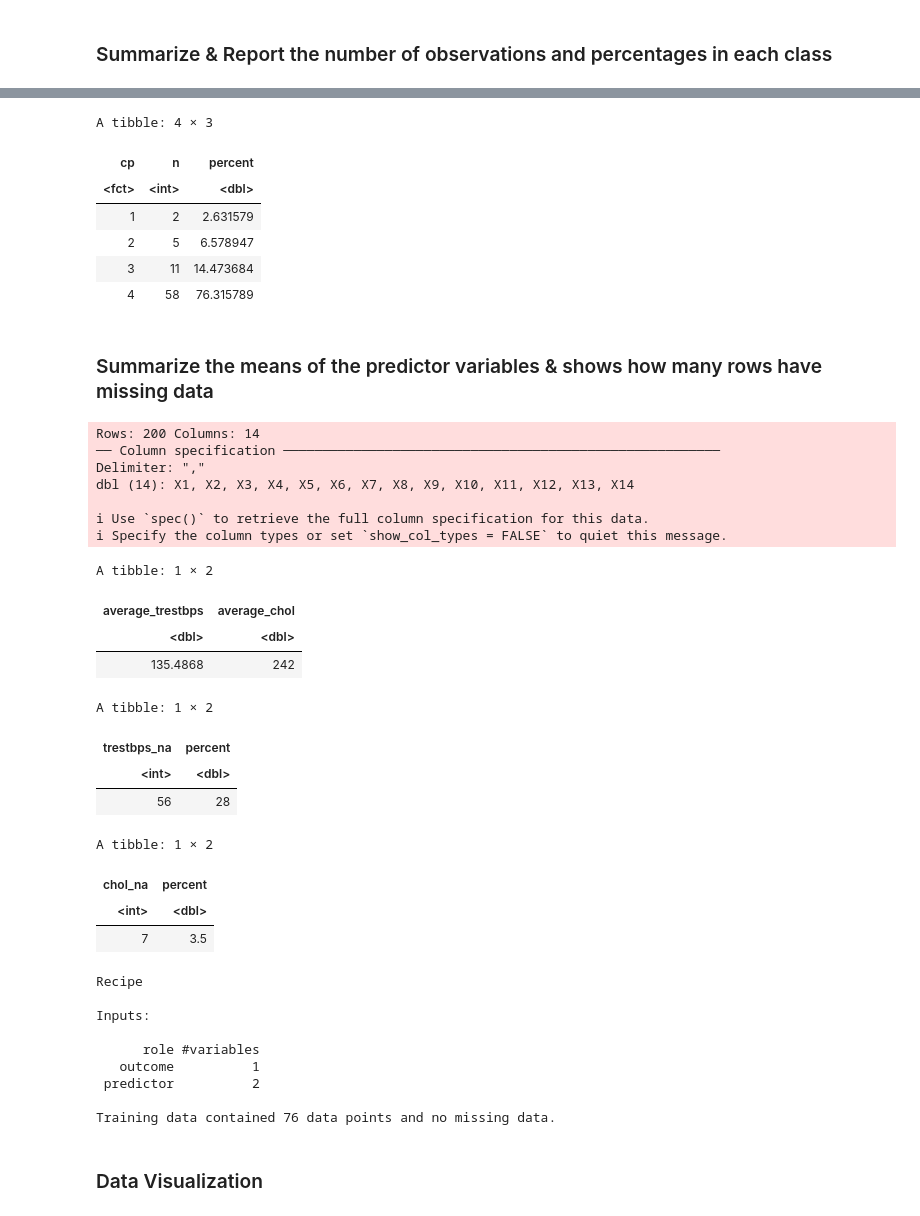
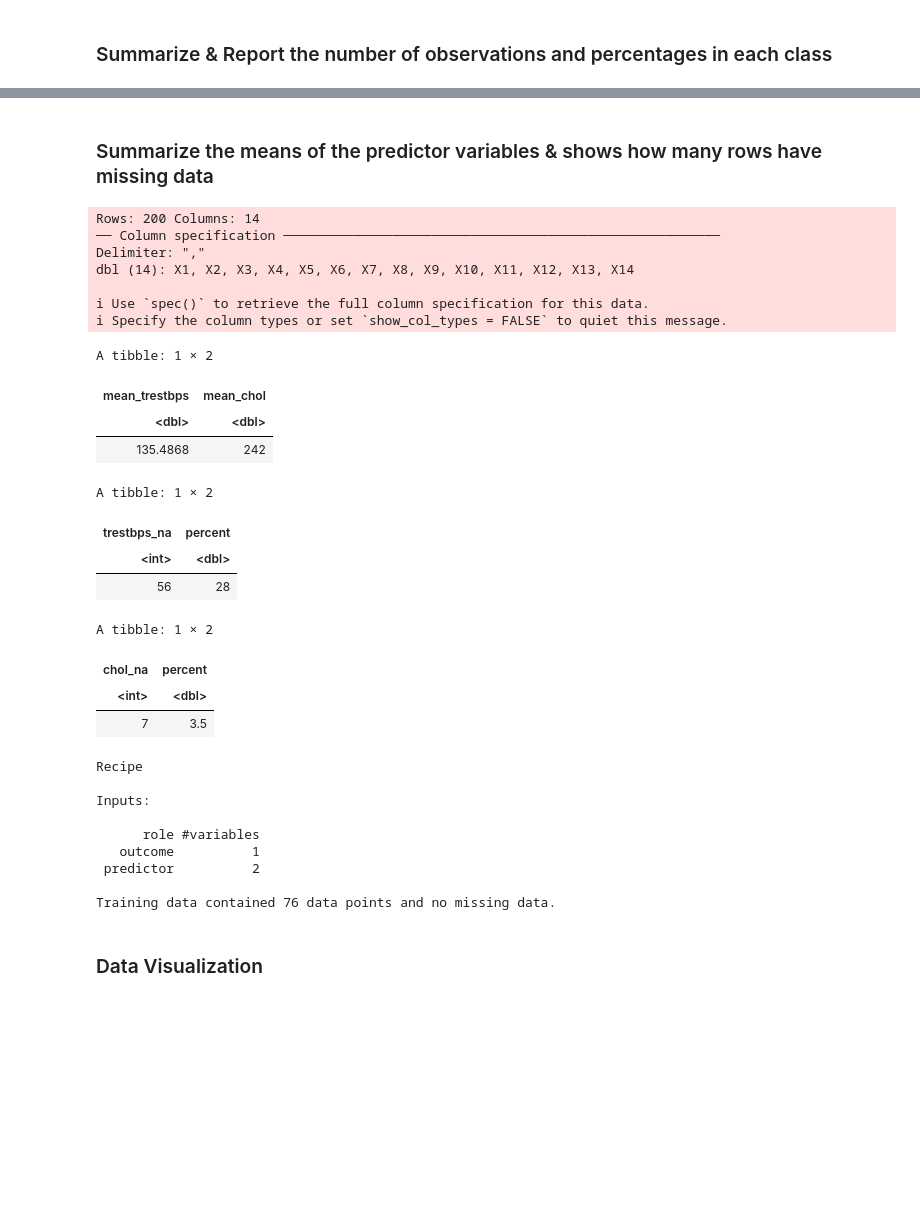
Before and after one commit to drkchu/chest-pain-classification, a Jupyter notebook: heart_disease.ipynb, the cells around one changed output, grey strips where cells are left out. Drawn from its saved outputs; the diff is of its cells as text; code cells hidden in the pictures; blank space fills up the shorter version.

```diff
--- a/heart_disease.ipynb
+++ b/heart_disease.ipynb
@@ -89,68 +96,55 @@ heart_disease_observations <- heart_disease_train |>
-# %%
-heart_disease_observations
-# %% [output]
-A tibble: 4 × 3
-| cp | n | percent |
-| <fct> | <int> | <dbl> |
-| 1 | 2 | 2.631579 |
-| 2 | 5 | 6.578947 |
-| 3 | 11 | 14.473684 |
-| 4 | 58 | 76.315789 |
 # %% [markdown]
 ### Summarize the means of the predictor variables & shows how many rows have missing data
 # %%
 heart_disease_exploratory <- read_csv("data/heart_disease.data", col_names = FALSE, na = c("?")) |>
     setNames(c("age", "sex", "cp", "trestbps", "chol", "fbs", "restecg", "thalach", "exang", "oldpeak", "slope", "ca", "thal", "num")) |>
     mutate(cp = as_factor(cp))
 
 tresbps_na <- heart_disease_exploratory |> # finding the number of na's in trestbps and % of na's in original dataset
                       filter(is.na(trestbps)) |>
                       summarize(trestbps_na = n()) |>
                       mutate(percent = 100 * trestbps_na / nrow(heart_disease_exploratory))
 
 chol_na <- heart_disease_exploratory |> # finding the number of na's in chol and % of na's in the orignal dataset
                       filter(is.na(chol)) |>
                       summarize(chol_na = n()) |>
                       mutate(percent = 100 * chol_na / nrow(heart_disease_exploratory))
 
 predictor_means <- heart_disease_train |>
-                      summarize(average_trestbps = mean(trestbps, na.rm = TRUE), average_chol = mean(chol, na.rm = TRUE))
+                      summarize(mean_trestbps = mean(trestbps, na.rm = TRUE), mean_chol = mean(chol, na.rm = TRUE))
 
 heart_disease_recipe <- recipe(cp ~ trestbps + chol, data = heart_disease_train, skip = FALSE)|>
                         prep()
+predictor_means
+tresbps_na
+chol_na
+heart_disease_recipe
 # %% [output]
 Rows: 200 Columns: 14
 ── Column specification ────────────────────────────────────────────────────────
 Delimiter: ","
 dbl (14): X1, X2, X3, X4, X5, X6, X7, X8, X9, X10, X11, X12, X13, X14
 
 ℹ Use `spec()` to retrieve the full column specification for this data.
 ℹ Specify the column types or set `show_col_types = FALSE` to quiet this message.
+A tibble: 1 × 2
+| mean_trestbps | mean_chol |
+| <dbl> | <dbl> |
+| 135.4868 | 242 |
+A tibble: 1 × 2
+| trestbps_na | percent |
+| <int> | <dbl> |
+| 56 | 28 |
+A tibble: 1 × 2
+| chol_na | percent |
+| <int> | <dbl> |
+| 7 | 3.5 |
+Recipe
+
+Inputs:
+
+      role #variables
+   outcome          1
+ predictor          2
+
+Training data contained 76 data points and no missing data.
-# %%
-predictor_means
-tresbps_na
-chol_na
-
-heart_disease_recipe
-# %% [output]
-A tibble: 1 × 2
-| average_trestbps | average_chol |
-| <dbl> | <dbl> |
-| 135.4868 | 242 |
-A tibble: 1 × 2
-| trestbps_na | percent |
-| <int> | <dbl> |
-| 56 | 28 |
-A tibble: 1 × 2
-| chol_na | percent |
-| <int> | <dbl> |
-| 7 | 3.5 |
-Recipe
-
-Inputs:
-
-      role #variables
-   outcome          1
- predictor          2
-
-Training data contained 76 data points and no missing data.
```
Also changed, not shown: parts of 7 cells of this notebook.
